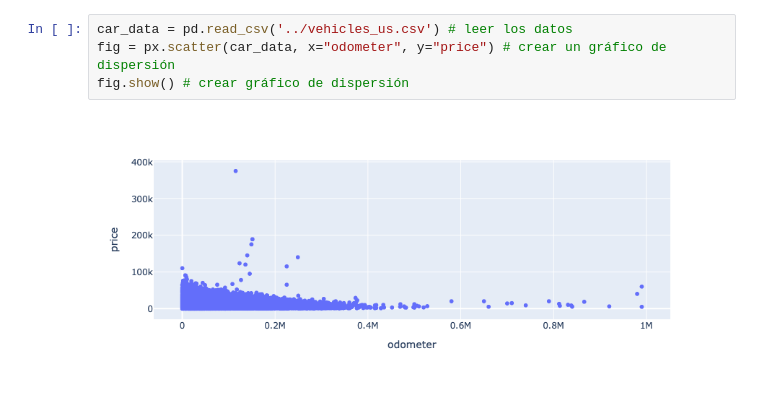
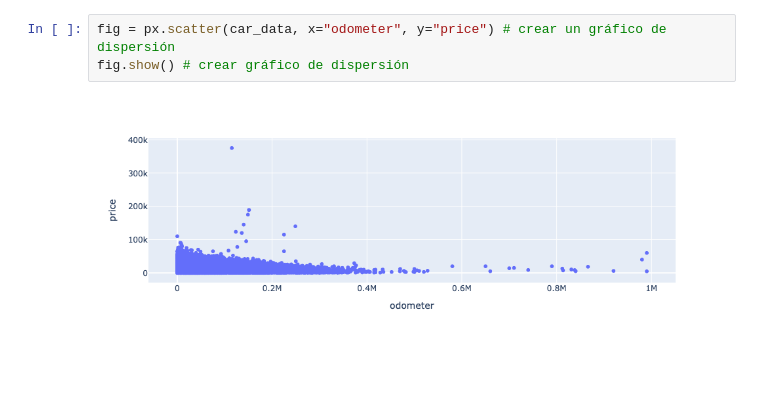
Before and after one commit to PabloHermun/Data_WebApp, a Jupyter notebook: notebooks/EDA.ipynb, the cells around one changed output. Drawn from its saved outputs; the diff is of its cells as text; blank space fills up the shorter version.

```diff
--- a/notebooks/EDA.ipynb
+++ b/notebooks/EDA.ipynb
@@ -10,6 +10,5 @@ fig.show() # crear gráfico de dispersión
 # %%
-car_data = pd.read_csv('../vehicles_us.csv') # leer los datos
 fig = px.scatter(car_data, x="odometer", y="price") # crear un gráfico de dispersión
 fig.show() # crear gráfico de dispersión
 # %% [output]
-[figure, old version]
+[figure, new version]
```
Also changed, not shown: parts of 3 cells of this notebook, 1 other file.
